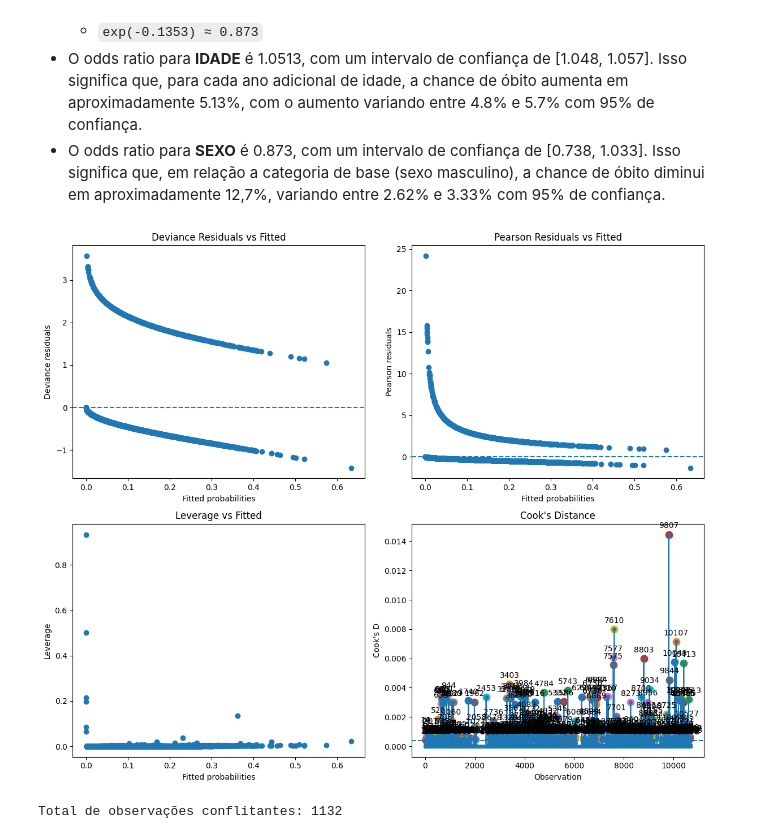
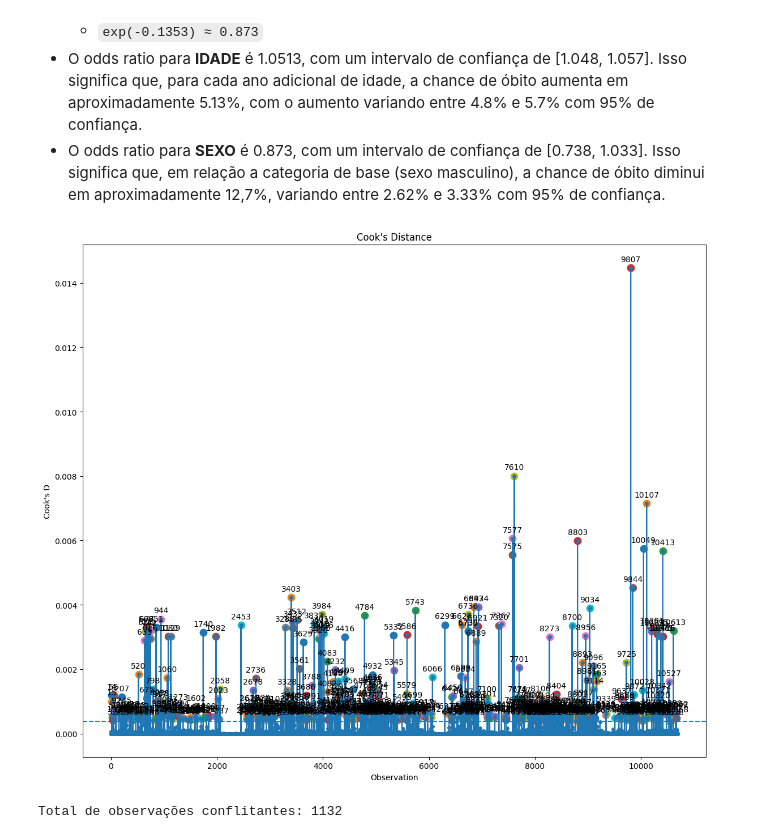
Before and after one commit to Fabiano01EST/generalized-linear-models-python, a Jupyter notebook: GLM.ipynb, the cells around one changed output. Saved outputs shown, nothing was run; the diff lists cells and outputs as text; code cells hidden in the pictures.

```diff
--- a/GLM.ipynb
+++ b/GLM.ipynb
@@ -34,9 +34,9 @@ import pandas as pd
 
 import pandas as pd
 
-df = pd.read_csv(
+df_pb_filtrado = pd.read_csv(
     "df_pb_filtrado.csv",
-    sep=";",
+    sep=",",
     encoding="latin1",
     low_memory=False
 )
@@ -250,17 +234,15 @@ Diante das variáveis selecionadas, optou-se por prosseguir as análises sem a v
 import statsmodels.api as sm
 import statsmodels.formula.api as smf
 
-df_pb_filtrado["MORTE"] = df_pb_filtrado["MORTE"].astype(int)
+#df_pb_filtrado["MORTE"] = df_pb_filtrado["MORTE"].astype(int)
 #print(df_pb_filtrado["MORTE"].value_counts())
 
+logit = smf.logit(
+    formula=" MORTE ~ IDADE + C(SEXO) + DIAS_PERM + C(CAR_INT)",
+    data=df_pb_filtrado,
+).fit(maxiter=100000)  # ← aumentar de 35 para 100
 
-
-logit = smf.logit(
-    formula="MORTE ~ IDADE + C(SEXO) + DIAS_PERM + C(CAR_INT)",
-    data=df_pb_filtrado,
-).fit()
-
-print(logit.summary())
+logit.summary()
 #resumo = logit.summary(xname=["intercepto", "Classe femínina", "Idade"]); resumo
 #resumo.as_latex_tabular()
 #logit.mle_retvals
@@ -340,58 +324,58 @@ resid_deviance = np.sign(y - p) * np.sqrt(
 influence = logit.get_influence()
 hat_values = influence.hat_matrix_diag
 cooks_d = influence.cooks_distance[0]
 
 # ===========================
 # Painel 2x2
 # ===========================
 
-fig, ax = plt.subplots(2, 2, figsize=(12, 10))
+#fig, ax = plt.subplots(2, 2, figsize=(12, 10))
 
-# 1️⃣ Deviance residuals
-ax[0, 0].scatter(p, resid_deviance)
-ax[0, 0].axhline(0, linestyle='--')
-ax[0, 0].set_title("Deviance Residuals vs Fitted")
-ax[0, 0].set_xlabel("Fitted probabilities")
-ax[0, 0].set_ylabel("Deviance residuals")
+# # 1️⃣ Deviance residuals
+# ax[0, 0].scatter(p, resid_deviance)
+# ax[0, 0].axhline(0, linestyle='--')
+# ax[0, 0].set_title("Deviance Residuals vs Fitted")
+# ax[0, 0].set_xlabel("Fitted probabilities")
+# ax[0, 0].set_ylabel("Deviance residuals")
 
-# 2️⃣ Pearson residuals
-ax[0, 1].scatter(p, resid_pearson)
-ax[0, 1].axhline(0, linestyle='--')
-ax[0, 1].set_title("Pearson Residuals vs Fitted")
-ax[0, 1].set_xlabel("Fitted probabilities")
-ax[0, 1].set_ylabel("Pearson residuals")
+# # 2️⃣ Pearson residuals
+# ax[0, 1].scatter(p, resid_pearson)
+# ax[0, 1].axhline(0, linestyle='--')
+# ax[0, 1].set_title("Pearson Residuals vs Fitted")
+# ax[0, 1].set_xlabel("Fitted probabilities")
+# ax[0, 1].set_ylabel("Pearson residuals")
 
-# 3️⃣ Leverage
-ax[1, 0].scatter(p, hat_values)
-ax[1, 0].set_title("Leverage vs Fitted")
-ax[1, 0].set_xlabel("Fitted probabilities")
-ax[1, 0].set_ylabel("Leverage")
+# # 3️⃣ Leverage
+# ax[1, 0].scatter(p, hat_values)
+# ax[1, 0].set_title("Leverage vs Fitted")
+# ax[1, 0].set_xlabel("Fitted probabilities")
+# ax[1, 0].set_ylabel("Leverage")
 
 # 4️⃣ Cook’s Distance
+fig, ax = plt.subplots(1, figsize=(12, 10))
 n = len(y)
 threshold = 4 / n
 
 influential_points = np.where(cooks_d > threshold)[0]
 
-ax[1, 1].plot(cooks_d, linestyle='-', marker='o', markersize=4)
-ax[1, 1].axhline(threshold, linestyle='--')
+plt.plot(cooks_d, linestyle='-', marker='o', markersize=4)
+plt.axhline(threshold, linestyle='--')
 
 for i in influential_points:
-    ax[1, 1].scatter(i, cooks_d[i], s=80)
-    ax[1, 1].annotate(
+    plt.scatter(i, cooks_d[i], s=80)
+    plt.annotate(
         str(i),
         (i, cooks_d[i]),
         textcoords="offset points",
         xytext=(0,8),
         ha='center'
     )
 
-ax[1, 1].set_title("Cook's Distance")
-ax[1, 1].set_xlabel("Observation")
-ax[1, 1].set_ylabel("Cook's D")
-
+plt.title("Cook's Distance")
+plt.xlabel("Observation")
+plt.ylabel("Cook's D")
 plt.tight_layout()
 plt.show()
 # %% [output]
-[figure, old version]
+[figure, new version]
 # %%
```
Also changed, not shown: parts of 7 cells of this notebook.
